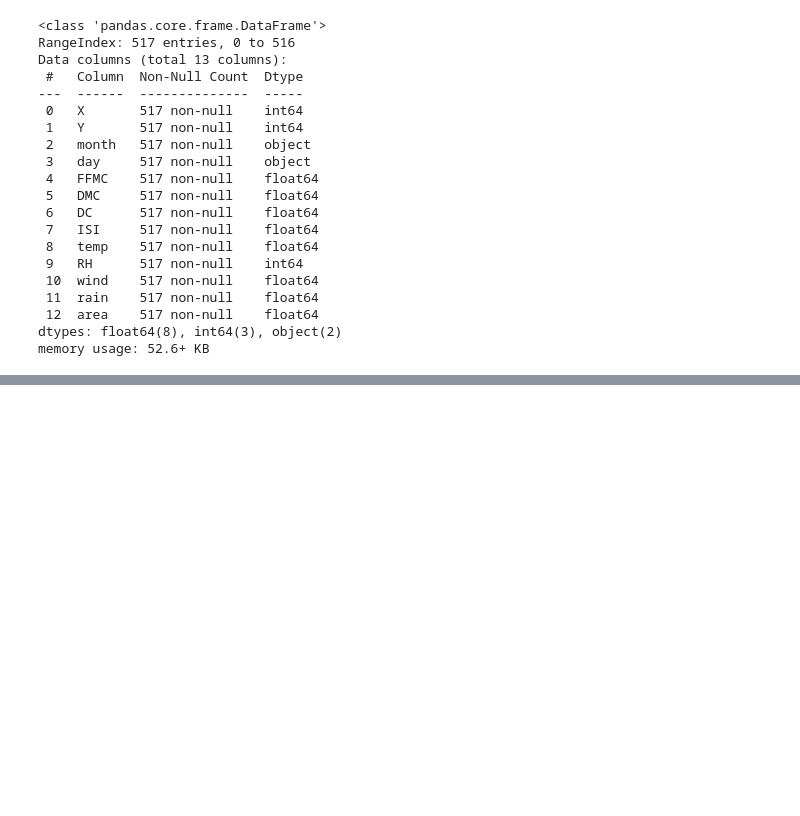
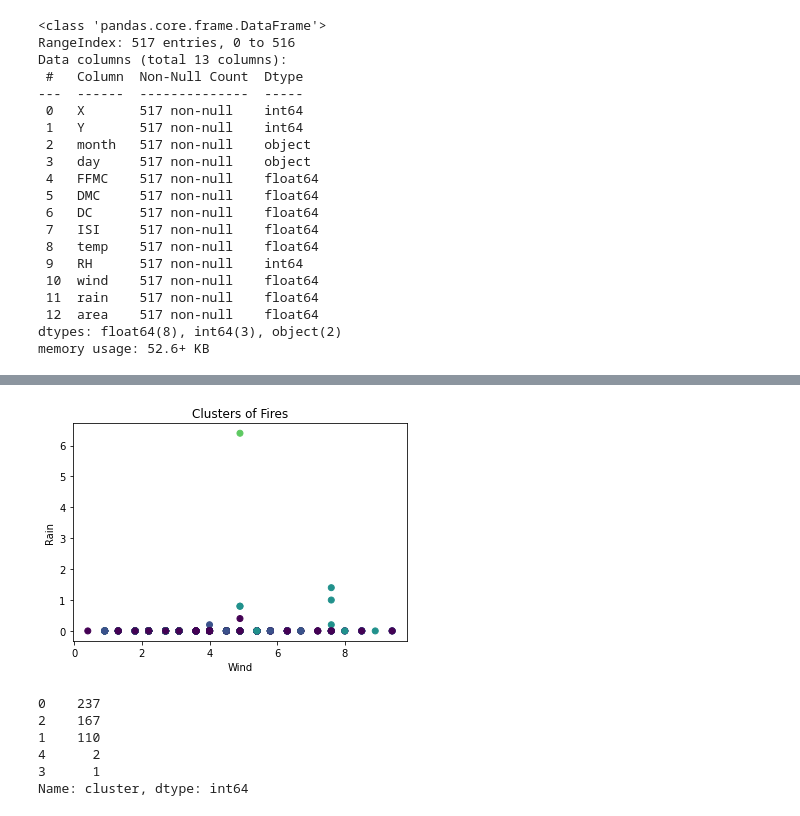
Before and after one commit to josephychin/forest-fires, a Jupyter notebook: Project_2_Part_3.ipynb, the cells around one changed output, grey strips where cells are left out. Drawn from its saved outputs; the diff is of its cells as text; code cells hidden in the pictures; blank space fills up the shorter version.

```diff
--- a/Project_2_Part_3.ipynb
+++ b/Project_2_Part_3.ipynb
@@ -96,0 +93,16 @@ rf.score(X_test, y_test)
+# %%
+plt.scatter(df['wind'], df['rain'], c = df['cluster'])
+plt.xlabel('Wind')
+plt.ylabel('Rain')
+plt.title('Clusters of Fires');
+# %% [output]
+[figure, added]
+# %%
+df['cluster'].value_counts()
+# %% [output]
+0    237
+2    167
+1    110
+4      2
+3      1
+Name: cluster, dtype: int64
```
Also changed, not shown: parts of 21 cells of this notebook.
